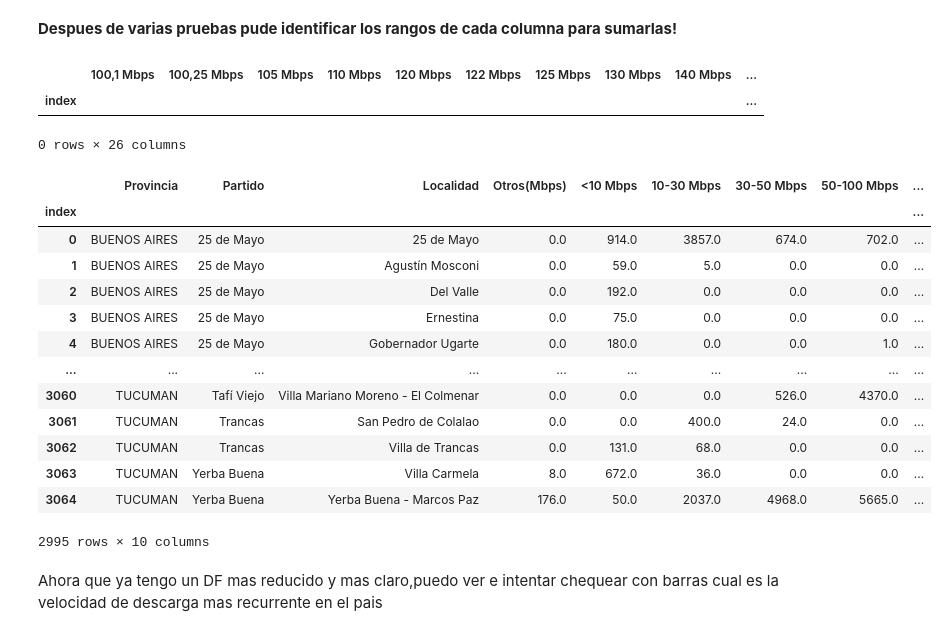
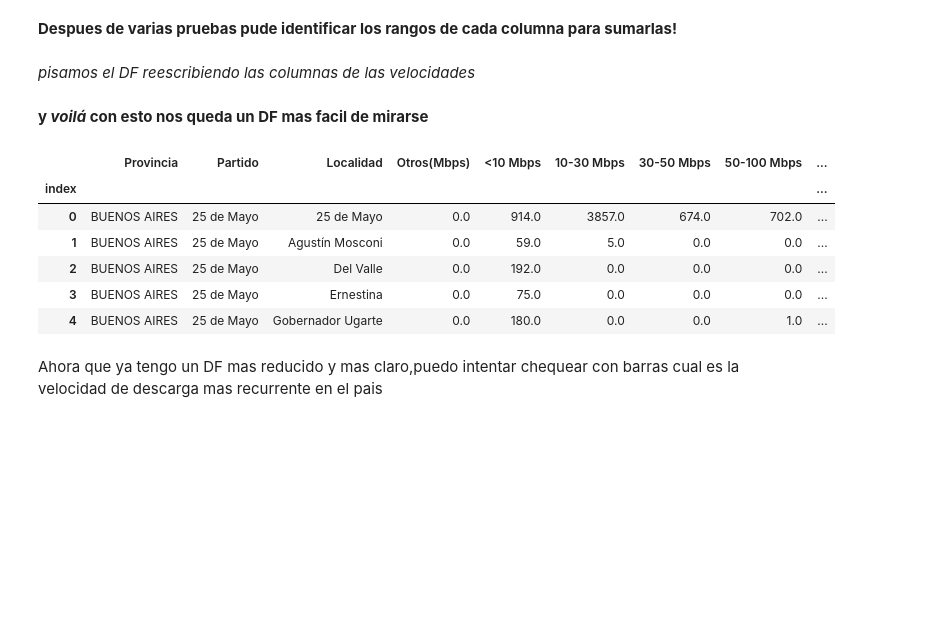
Before and after one commit to matiasbarriosled/PiDa, a Jupyter notebook: eda/eda.ipynb, the cells around one changed output. Cells and saved outputs as stored; diff of their text form; code cells hidden in the pictures; blank space fills up the shorter version.

```diff
--- a/eda/eda.ipynb
+++ b/eda/eda.ipynb
@@ -52,16 +56,8 @@ Index: []
 [0 rows x 22 columns]
 # %% [markdown]
 **Despues de varias pruebas pude identificar los rangos de cada columna para sumarlas!**
-# %%
-acc_vel_loc_sinrangos.iloc[:0,6:27]
-acc_vel_loc_sinrangos.iloc[:0,27:50]
-acc_vel_loc_sinrangos.iloc[:0,50:60]
-acc_vel_loc_sinrangos.iloc[:0,60:77]
-acc_vel_loc_sinrangos.iloc[:0,77:103]
-# %% [output]
-|  | 100,1 Mbps | 100,25 Mbps | 105 Mbps | 110 Mbps | 120 Mbps | 122 Mbps | 125 Mbps | 130 Mbps | 140 Mbps | ... |
-| index |  |  |  |  |  |  |  |  |  | ... |
-0 rows × 26 columns
+# %% [markdown]
+*pisamos el DF reescribiendo las columnas de las velocidades*
 # %%
 acc_vel_loc_sinrangos = pd.DataFrame(
     {   'Provincia' : acc_vel_loc_sinrangos['Provincia'],
@@ -76,22 +72,17 @@ acc_vel_loc_sinrangos = pd.DataFrame(
         '+ de 300 Mbps' : acc_vel_loc_sinrangos.iloc[:,103:].sum(axis=1)
     }
 )
+# %% [markdown]
+**y *voilá* con esto nos queda un DF mas facil de mirarse**
 # %%
-acc_vel_loc_sinrangos
+acc_vel_loc_sinrangos.head(5)
 # %% [output]
 |  | Provincia | Partido | Localidad | Otros(Mbps) | <10 Mbps | 10-30 Mbps | 30-50 Mbps | 50-100 Mbps | ... |
 | index |  |  |  |  |  |  |  |  | ... |
 | 0 | BUENOS AIRES | 25 de Mayo | 25 de Mayo | 0.0 | 914.0 | 3857.0 | 674.0 | 702.0 | ... |
 | 1 | BUENOS AIRES | 25 de Mayo | Agustín Mosconi | 0.0 | 59.0 | 5.0 | 0.0 | 0.0 | ... |
 | 2 | BUENOS AIRES | 25 de Mayo | Del Valle | 0.0 | 192.0 | 0.0 | 0.0 | 0.0 | ... |
 | 3 | BUENOS AIRES | 25 de Mayo | Ernestina | 0.0 | 75.0 | 0.0 | 0.0 | 0.0 | ... |
 | 4 | BUENOS AIRES | 25 de Mayo | Gobernador Ugarte | 0.0 | 180.0 | 0.0 | 0.0 | 1.0 | ... |
-| ... | ... | ... | ... | ... | ... | ... | ... | ... | ... |
-| 3060 | TUCUMAN | Tafí Viejo | Villa Mariano Moreno - El Colmenar | 0.0 | 0.0 | 0.0 | 526.0 | 4370.0 | ... |
-| 3061 | TUCUMAN | Trancas | San Pedro de Colalao | 0.0 | 0.0 | 400.0 | 24.0 | 0.0 | ... |
-| 3062 | TUCUMAN | Trancas | Villa de Trancas | 0.0 | 131.0 | 68.0 | 0.0 | 0.0 | ... |
-| 3063 | TUCUMAN | Yerba Buena | Villa Carmela | 8.0 | 672.0 | 36.0 | 0.0 | 0.0 | ... |
-| 3064 | TUCUMAN | Yerba Buena | Yerba Buena - Marcos Paz | 176.0 | 50.0 | 2037.0 | 4968.0 | 5665.0 | ... |
-2995 rows × 10 columns
 # %% [markdown]
-Ahora que ya tengo un DF mas reducido y mas claro,puedo ver e intentar chequear con barras cual es la velocidad de descarga mas recurrente en el pais
+Ahora que ya tengo un DF mas reducido y mas claro,puedo intentar chequear con barras cual es la velocidad de descarga mas recurrente en el pais
```
Also changed, not shown: parts of 20 cells of this notebook, 2 other files.
